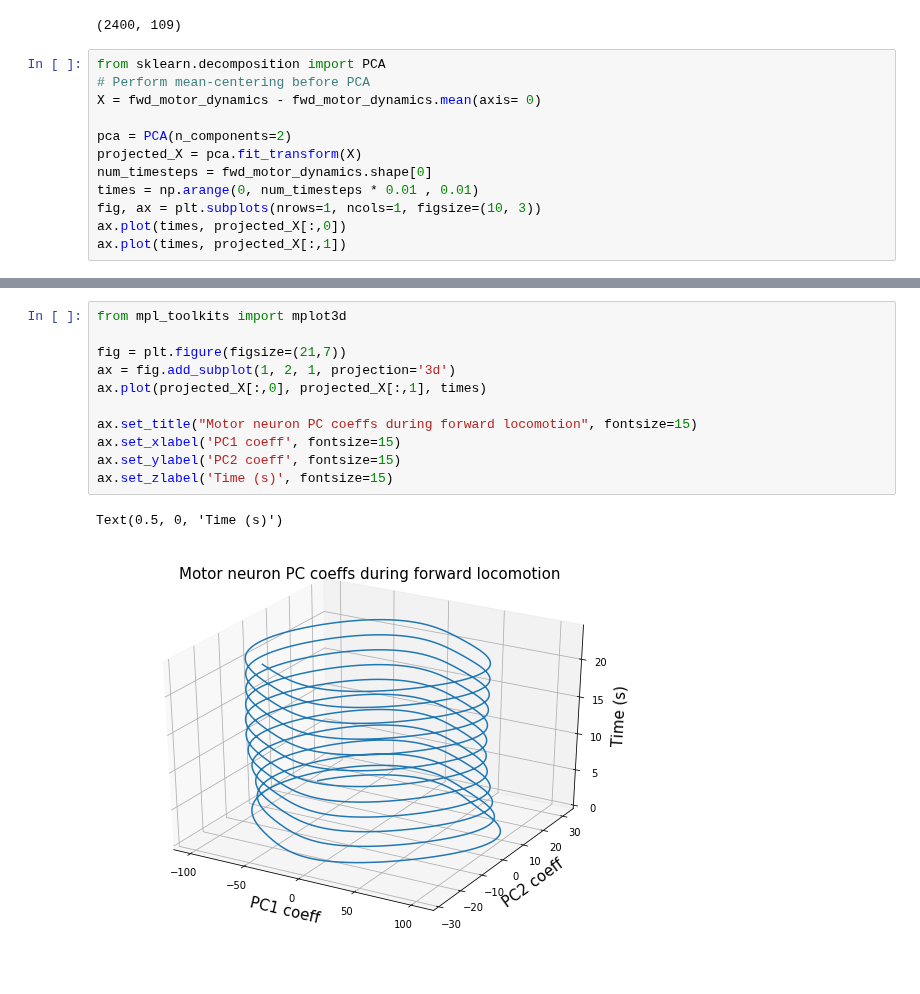
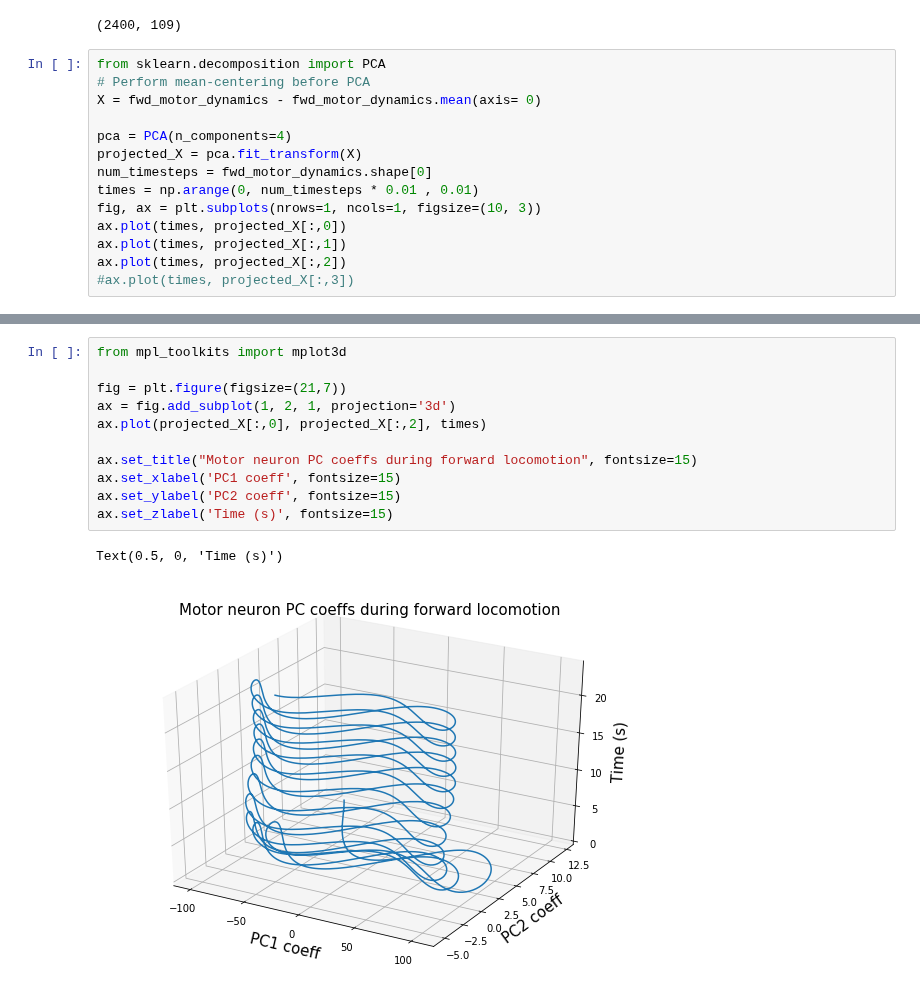
Before and after one commit to sjonany/c-elegans-interactome-analysis, a Jupyter notebook: milestone_oscillation.ipynb, the cells around one changed output, grey strips where cells are left out. Drawn from its saved outputs; the diff is of its cells as text.

```diff
--- a/milestone_oscillation.ipynb
+++ b/milestone_oscillation.ipynb
@@ -39,12 +41,14 @@ from sklearn.decomposition import PCA
 # Perform mean-centering before PCA
 X = fwd_motor_dynamics - fwd_motor_dynamics.mean(axis= 0)
 
-pca = PCA(n_components=2)
+pca = PCA(n_components=4)
 projected_X = pca.fit_transform(X)
 num_timesteps = fwd_motor_dynamics.shape[0]
 times = np.arange(0, num_timesteps * 0.01 , 0.01)
 fig, ax = plt.subplots(nrows=1, ncols=1, figsize=(10, 3))
 ax.plot(times, projected_X[:,0])
 ax.plot(times, projected_X[:,1])
+ax.plot(times, projected_X[:,2])
+#ax.plot(times, projected_X[:,3])
 # %% [output]
 [<matplotlib.lines.Line2D at 0x...>]
@@ -52,14 +80,14 @@ ax.plot(times, projected_X[:,1])
 # %%
 from mpl_toolkits import mplot3d
 
 fig = plt.figure(figsize=(21,7))
 ax = fig.add_subplot(1, 2, 1, projection='3d')
-ax.plot(projected_X[:,0], projected_X[:,1], times)
+ax.plot(projected_X[:,0], projected_X[:,2], times)
 
 ax.set_title("Motor neuron PC coeffs during forward locomotion", fontsize=15)
 ax.set_xlabel('PC1 coeff', fontsize=15)
 ax.set_ylabel('PC2 coeff', fontsize=15)
 ax.set_zlabel('Time (s)', fontsize=15)
 # %% [output]
 Text(0.5, 0, 'Time (s)')
-[figure, old version]
+[figure, new version]
```
Also changed, not shown: parts of 3 cells of this notebook, 8 other files.
